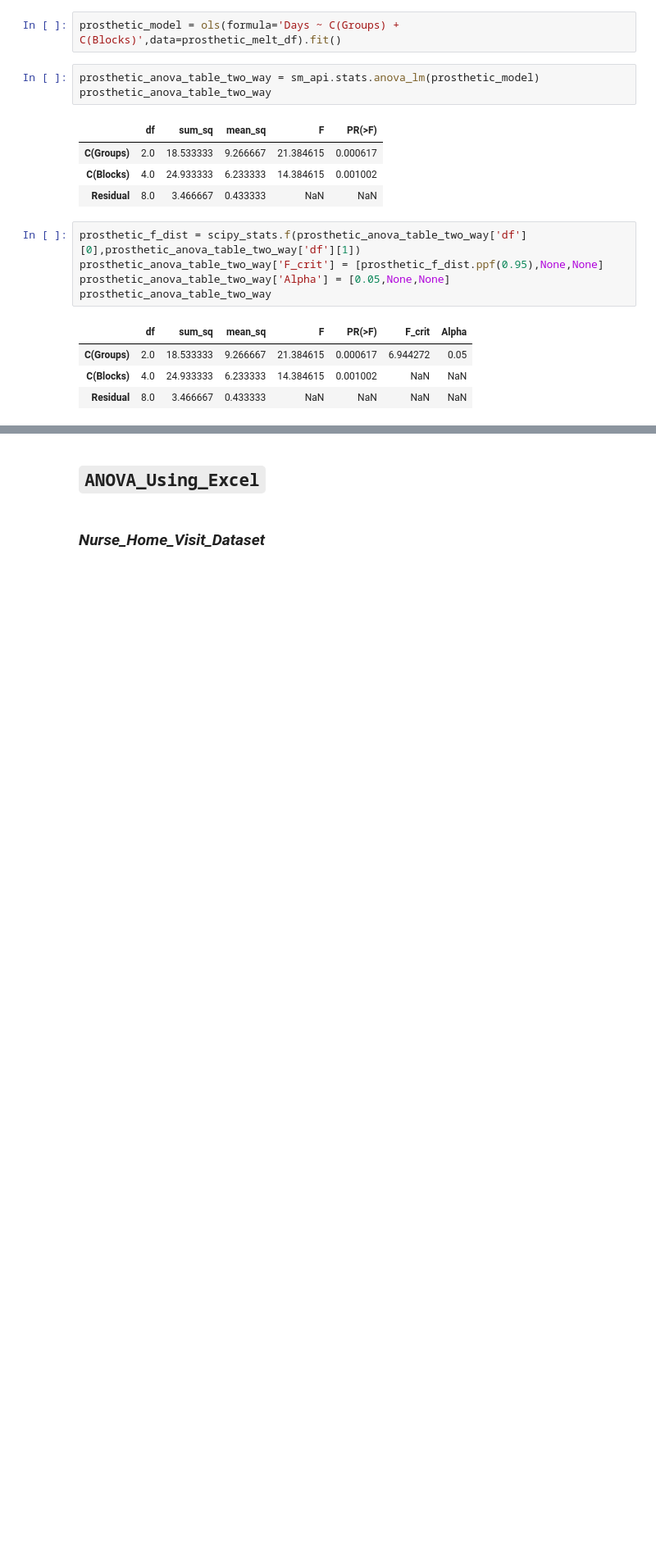
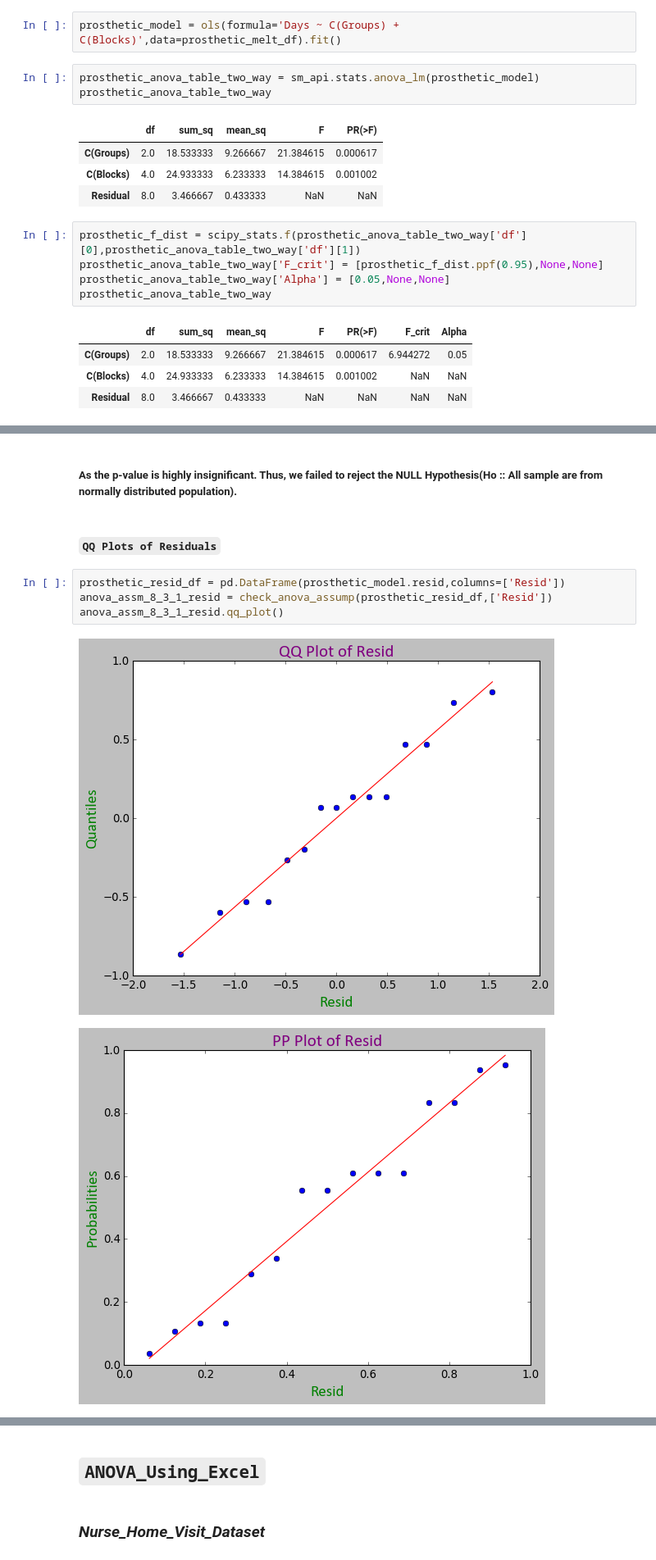
Before and after one commit to raj-shr-git/Statistical_testing_python, a Jupyter notebook: Stats_Practice.ipynb, the cells around one changed output, grey strips where cells are left out. Shown at 82% size. Cells and saved outputs as stored; diff of their text form; blank space fills up the shorter version.

Commit message:
Added Two Way W/O repetition ANOVA

```diff
--- a/Stats_Practice.ipynb
+++ b/Stats_Practice.ipynb
@@ -3134,0 +3275,11 @@ prosthetic_anova_table_two_way
+# %% [markdown]
+##### **As the p-value is highly insignificant. Thus, we failed to reject the NULL Hypothesis(Ho :: All sample are from normally distributed population).**
+# %% [markdown]
+#### **``QQ Plots of Residuals``**
+# %%
+prosthetic_resid_df = pd.DataFrame(prosthetic_model.resid,columns=['Resid'])
+anova_assm_8_3_1_resid = check_anova_assump(prosthetic_resid_df,['Resid'])
+anova_assm_8_3_1_resid.qq_plot()
+# %% [output]
+[figure, added]
+[figure, added]
```
Also changed, not shown: parts of 52 cells of this notebook, 1 other file.
